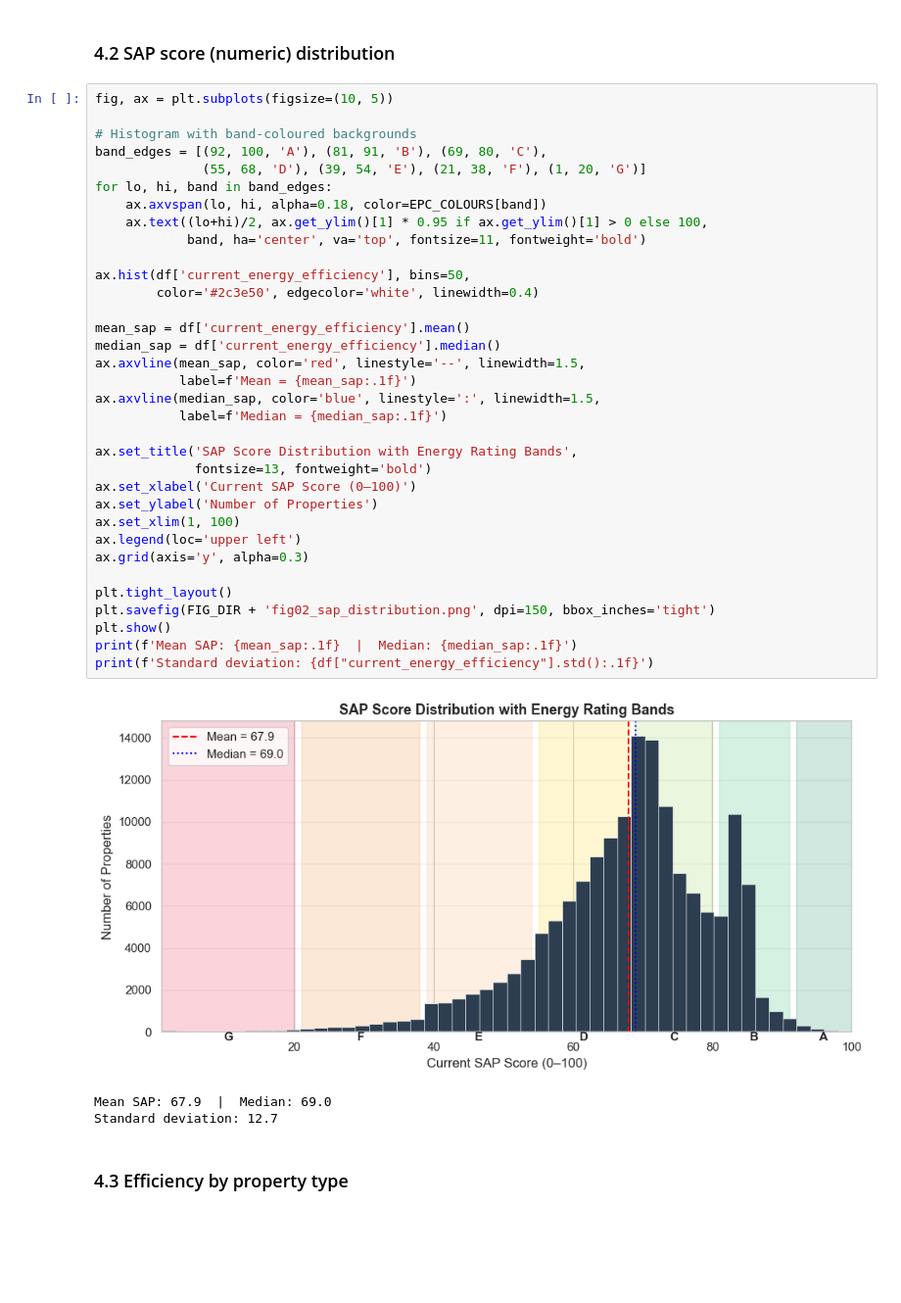
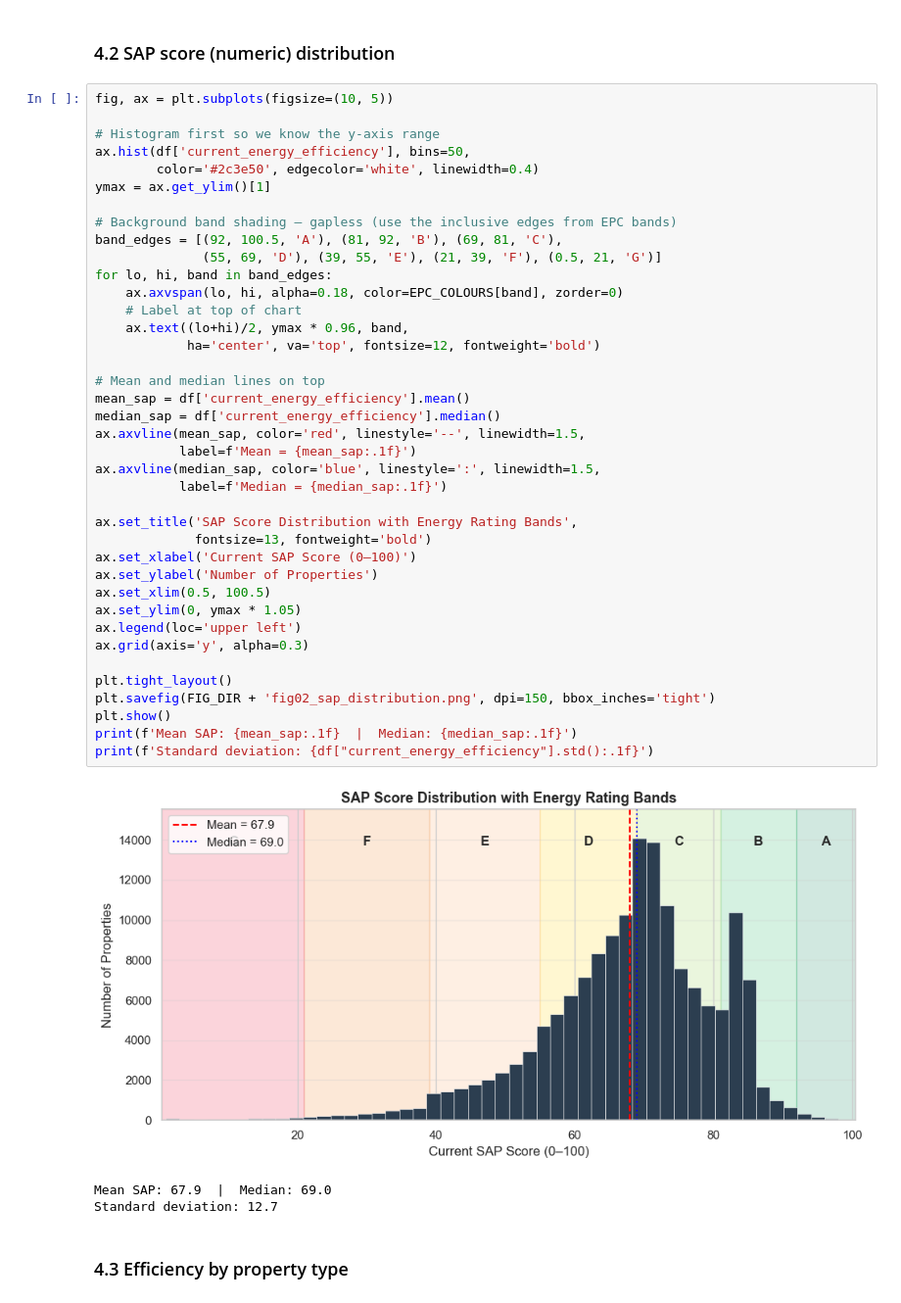
Before and after one commit to Lloydster118/COM6003-Data-Science-CW1, a Jupyter notebook: notebooks/bucks_epc_analysis.ipynb, the cells around one changed output. Shown at 98% size. Drawn from its saved outputs; the diff is of its cells as text; blank space fills up the shorter version.

```diff
--- a/notebooks/bucks_epc_analysis.ipynb
+++ b/notebooks/bucks_epc_analysis.ipynb
@@ -675,39 +675,44 @@ F+G share: 2.4%
 # %%
 fig, ax = plt.subplots(figsize=(10, 5))
 
-# Histogram with band-coloured backgrounds
-band_edges = [(92, 100, 'A'), (81, 91, 'B'), (69, 80, 'C'),
-              (55, 68, 'D'), (39, 54, 'E'), (21, 38, 'F'), (1, 20, 'G')]
-for lo, hi, band in band_edges:
-    ax.axvspan(lo, hi, alpha=0.18, color=EPC_COLOURS[band])
-    ax.text((lo+hi)/2, ax.get_ylim()[1] * 0.95 if ax.get_ylim()[1] > 0 else 100,
-            band, ha='center', va='top', fontsize=11, fontweight='bold')
-
+# Histogram first so we know the y-axis range
 ax.hist(df['current_energy_efficiency'], bins=50,
         color='#2c3e50', edgecolor='white', linewidth=0.4)
+ymax = ax.get_ylim()[1]
 
+# Background band shading — gapless (use the inclusive edges from EPC bands)
+band_edges = [(92, 100.5, 'A'), (81, 92, 'B'), (69, 81, 'C'),
+              (55, 69, 'D'), (39, 55, 'E'), (21, 39, 'F'), (0.5, 21, 'G')]
+for lo, hi, band in band_edges:
+    ax.axvspan(lo, hi, alpha=0.18, color=EPC_COLOURS[band], zorder=0)
+    # Label at top of chart
+    ax.text((lo+hi)/2, ymax * 0.96, band,
+            ha='center', va='top', fontsize=12, fontweight='bold')
+
+# Mean and median lines on top
 mean_sap = df['current_energy_efficiency'].mean()
 median_sap = df['current_energy_efficiency'].median()
 ax.axvline(mean_sap, color='red', linestyle='--', linewidth=1.5,
            label=f'Mean = {mean_sap:.1f}')
 ax.axvline(median_sap, color='blue', linestyle=':', linewidth=1.5,
            label=f'Median = {median_sap:.1f}')
 
 ax.set_title('SAP Score Distribution with Energy Rating Bands',
              fontsize=13, fontweight='bold')
 ax.set_xlabel('Current SAP Score (0–100)')
 ax.set_ylabel('Number of Properties')
-ax.set_xlim(1, 100)
+ax.set_xlim(0.5, 100.5)
+ax.set_ylim(0, ymax * 1.05)
 ax.legend(loc='upper left')
 ax.grid(axis='y', alpha=0.3)
 
 plt.tight_layout()
 plt.savefig(FIG_DIR + 'fig02_sap_distribution.png', dpi=150, bbox_inches='tight')
 plt.show()
 print(f'Mean SAP: {mean_sap:.1f}  |  Median: {median_sap:.1f}')
 print(f'Standard deviation: {df["current_energy_efficiency"].std():.1f}')
 # %% [output]
-[figure, old version]
+[figure, new version]
 Mean SAP: 67.9  |  Median: 69.0
 Standard deviation: 12.7
 # %% [markdown]
```
Also changed, not shown: 1 other file.
